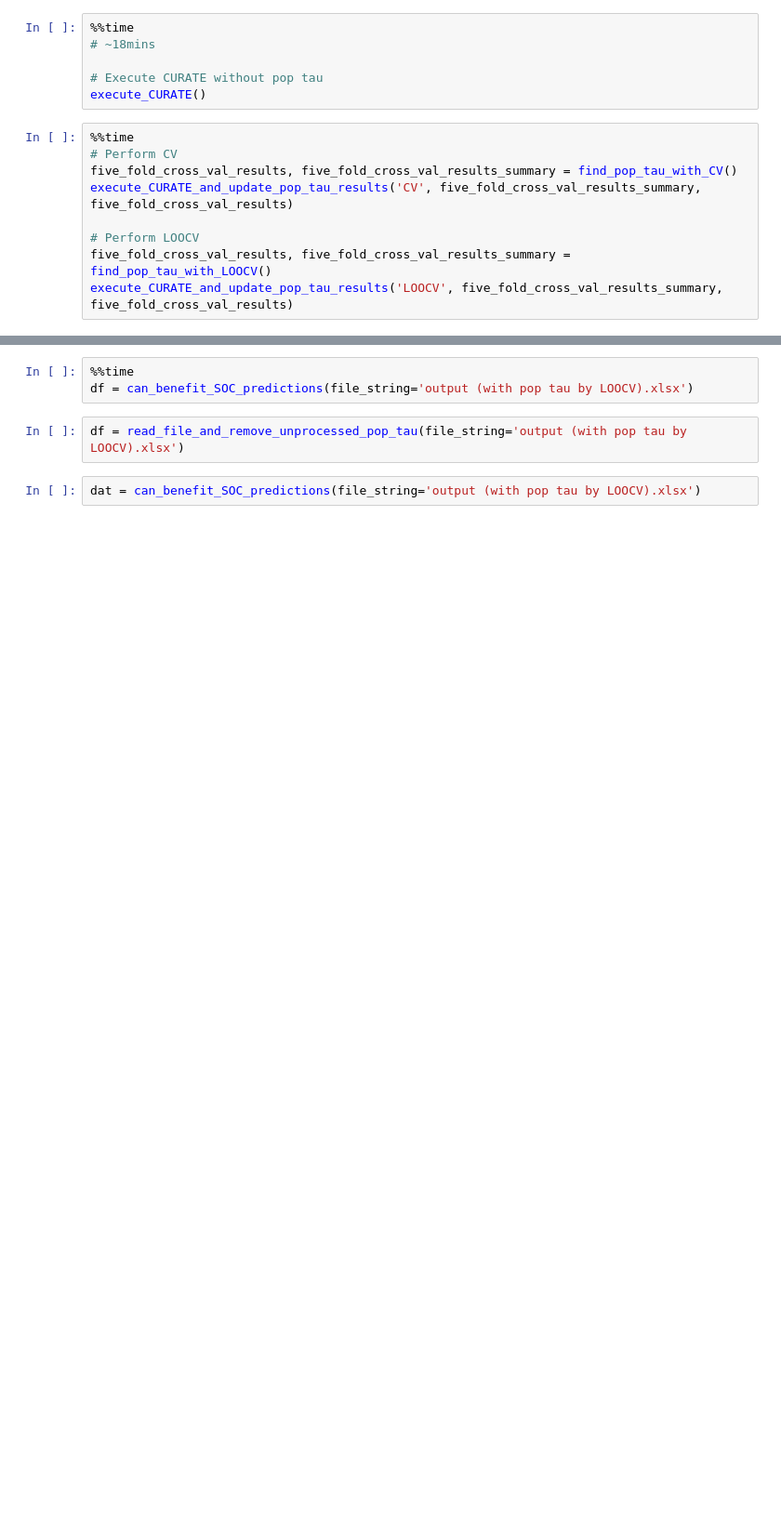
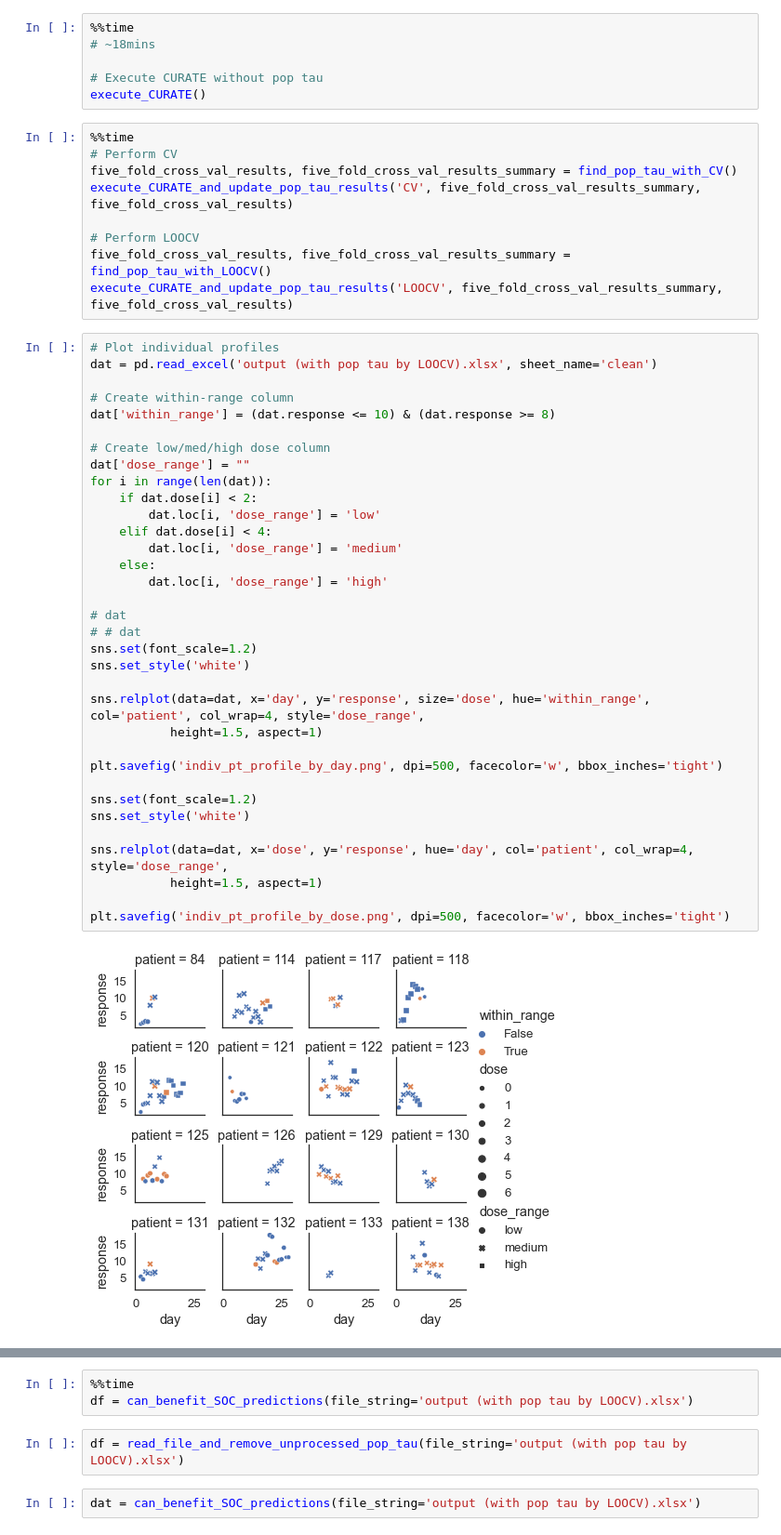
Before and after one commit to tshibei/retro_ped_liver_transplant, a Jupyter notebook: retro_PLT.ipynb, the cells around one changed output, grey strips where cells are left out. Shown at 93% size. Drawn from its saved outputs; the diff is of its cells as text; blank space fills up the shorter version.

Commit message:
Add notebook code for plotting indiv patient profiles by dose/day

```diff
--- a/retro_PLT.ipynb
+++ b/retro_PLT.ipynb
@@ -38,3 +38,39 @@ execute_CURATE_and_update_pop_tau_results('CV', five_fold_cross_val_results_summ
 # Perform LOOCV
 five_fold_cross_val_results, five_fold_cross_val_results_summary = find_pop_tau_with_LOOCV()
 execute_CURATE_and_update_pop_tau_results('LOOCV', five_fold_cross_val_results_summary, five_fold_cross_val_results)
+# %%
+# Plot individual profiles
+dat = pd.read_excel('output (with pop tau by LOOCV).xlsx', sheet_name='clean')
+
+# Create within-range column
+dat['within_range'] = (dat.response <= 10) & (dat.response >= 8)
+
+# Create low/med/high dose column
+dat['dose_range'] = ""
+for i in range(len(dat)):
+    if dat.dose[i] < 2:
+        dat.loc[i, 'dose_range'] = 'low'
+    elif dat.dose[i] < 4:
+        dat.loc[i, 'dose_range'] = 'medium'
+    else:
+        dat.loc[i, 'dose_range'] = 'high'
+
+# dat
+# # dat
+sns.set(font_scale=1.2)
+sns.set_style('white')
+
+sns.relplot(data=dat, x='day', y='response', size='dose', hue='within_range', col='patient', col_wrap=4, style='dose_range',
+           height=1.5, aspect=1)
+
+plt.savefig('indiv_pt_profile_by_day.png', dpi=500, facecolor='w', bbox_inches='tight')
+
+sns.set(font_scale=1.2)
+sns.set_style('white')
+
+sns.relplot(data=dat, x='dose', y='response', hue='day', col='patient', col_wrap=4, style='dose_range',
+           height=1.5, aspect=1)
+
+plt.savefig('indiv_pt_profile_by_dose.png', dpi=500, facecolor='w', bbox_inches='tight')
+# %% [output]
+[figure, added]
```
Also changed, not shown: parts of 4 cells of this notebook, 6 other files.
